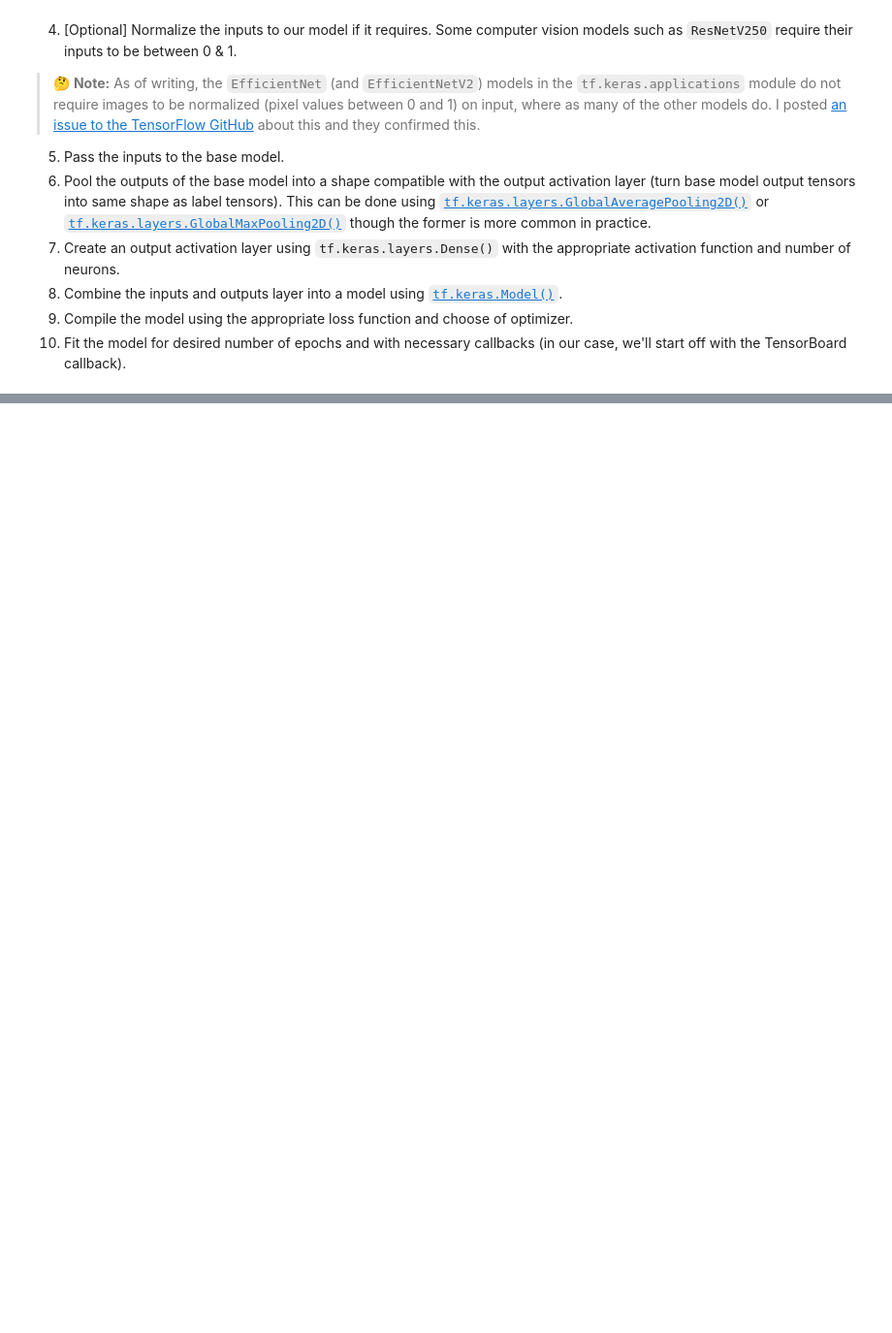
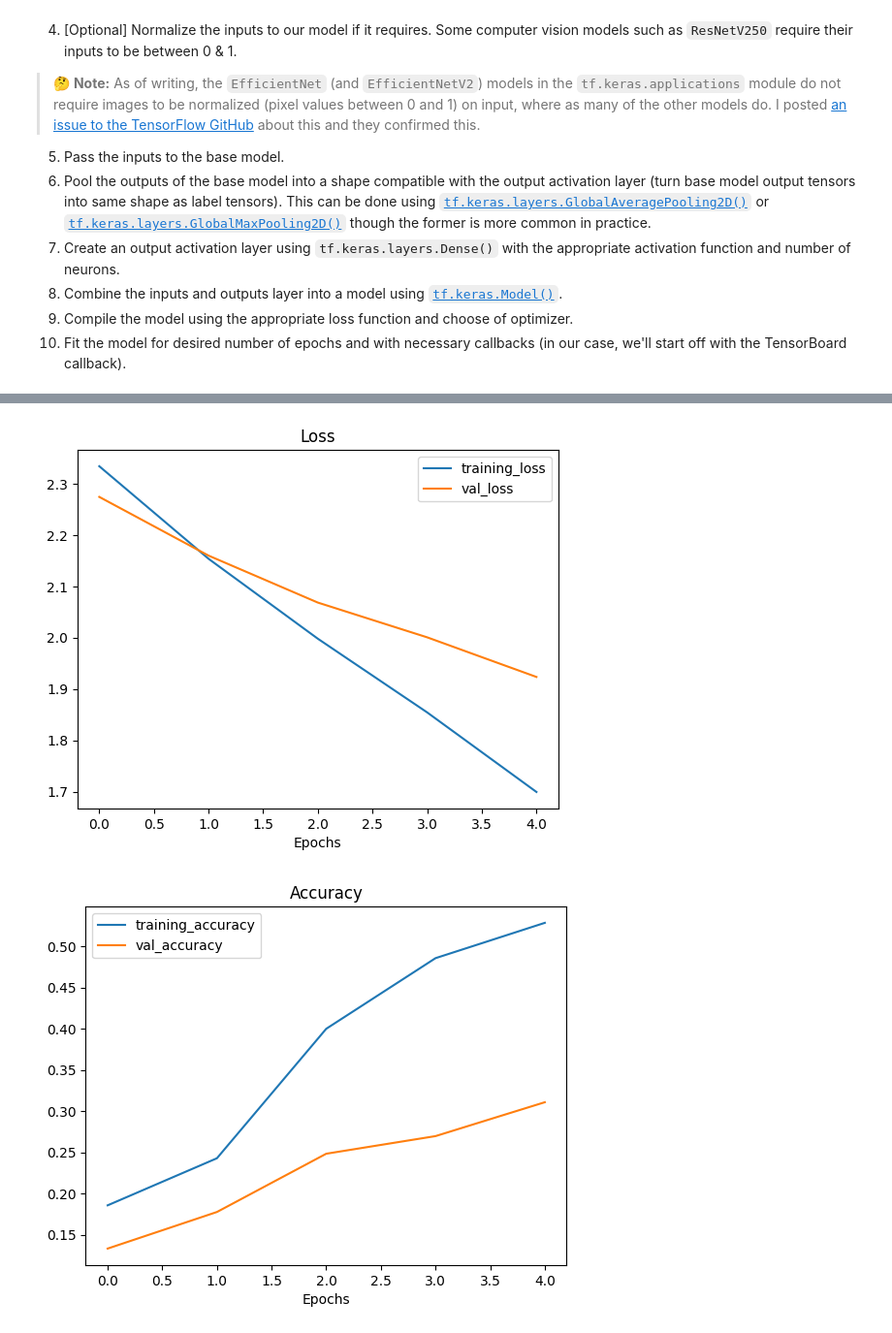
Before and after one commit to Nuthan03/Tranfer_Learning, a Jupyter notebook: Fine_tuning.ipynb, the cells around one changed output, grey strips where cells are left out. Shown at 97% size. Saved outputs shown, nothing was run; the diff lists cells and outputs as text; code cells hidden in the pictures; blank space fills up the shorter version.

```diff
--- a/Fine_tuning.ipynb
+++ b/Fine_tuning.ipynb
@@ -165,0 +460,37 @@ We're going to go through the following steps:
+# %%
+# Setup input shape and base model, freezing the base model layers
+input_shape = (224, 224, 3)
+base_model = tf.keras.applications.efficientnet_v2.EfficientNetV2B0(include_top=False)
+base_model.trainable = False
+
+# Create input layer
+inputs = layers.Input(shape=input_shape, name="input_layer")
+
+# Add in data augmentation Sequential model as a layer
+x = data_augmentation(inputs)
+
+# Give base_model inputs (after augmentation) and dont train it
+x = base_model(x, training=False)
+
+# Pool outputs features of the base model
+x = layers.GlobalAveragePooling2D(name="gloabl_average_pooling_layer")(x)
+
+# Put a dense layer on as the output
+outputs = layers.Dense(10, activation="softmax", name="output_layer")(x)
+
+# Make a model with inputs and outputs
+model_1 = keras.Model(inputs, outputs)
+
+# Compile the model
+model_1.compile(loss="categorical_crossentropy",
+                optimizer=tf.keras.optimizers.Adam(),
+                metrics=["accuracy"])
+
+# Fit the model
+history_1_percent = model_1.fit(train_data_1_percent,
+                                epochs=5,
+                                steps_per_epoch=len(train_data_1_percent),
+                                validation_data=test_data,
+                                validation_steps=int(0.25* len(test_data)),
+                                # Track model training logs
+                                callbacks=[create_tensorboard_callback("transfer_learning", "1_percent_data_aug")])
@@ -165,0 +537,6 @@ We're going to go through the following steps:
+# %%
+# How do the model with 1% od the data augmentation loss curves look?
+plot_loss_curves(history_1_percent)
+# %% [output]
+[figure, added]
+[figure, added]
```
Also changed, not shown: parts of 34 cells of this notebook.
